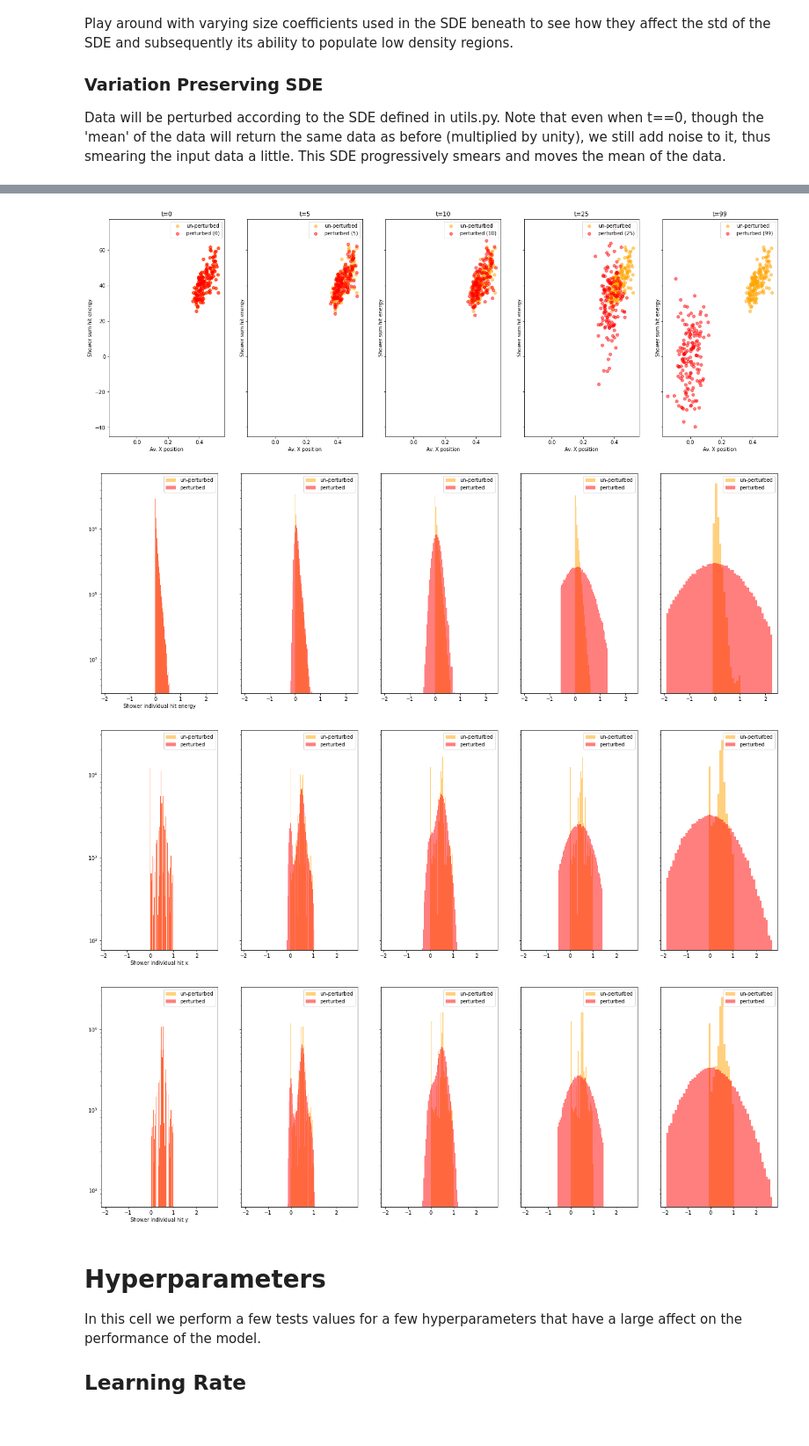
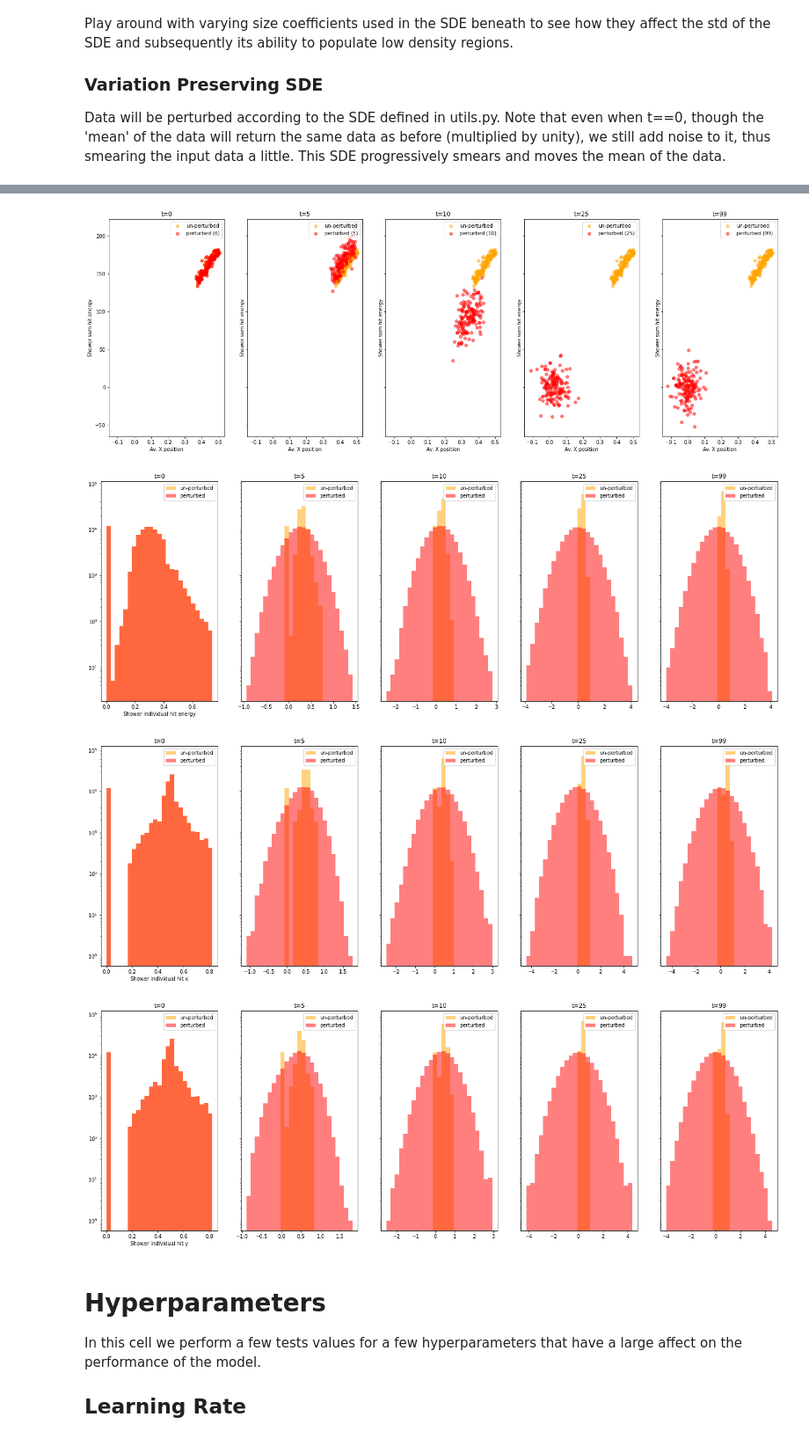
Before and after one commit to vincentchen566/tdsm_encoder, a Jupyter notebook: tdsm_encoder.ipynb, the cells around one changed output, grey strips where cells are left out. Shown at 88% size. Cells and saved outputs as stored; diff of their text form; code cells hidden in the pictures.

```diff
--- a/tdsm_encoder.ipynb
+++ b/tdsm_encoder.ipynb
@@ -33,10 +33,7 @@ os.system('nvidia-smi')
 padding_value = 0.0
 
 dataset = "dataset_2_padded_nentry"
-#preproc_dataset_name = 'ds2_sigmoids'
-preproc_dataset_name = 'ds2_trans_ine'
-#dataset = "dataset_1_photons_padded_nentry"
-#preproc_dataset_name = 'bespoke'
+preproc_dataset_name = 'ds2_diff_transforms'
 dataset_store_path = os.path.join("/eos/user/j/jthomasw/tdsm_encoder/datasets/", preproc_dataset_name)
 transform = None
 transform_y = None
@@ -47,8 +44,8 @@ workingdir = "./"
 ### SDE PARAMETERS ###
 SDE = 'VP'
 if SDE == 'VP':
-    beta_max = 1.0
-    beta_min = 0.001
+    beta_max = 20.0
+    beta_min = 0.01
 if SDE == 'VE':
     sigma_max = 20.0
     sigma_min = 0.1
@@ -81,8 +78,7 @@ print('Working directory: ', workingdir)
 # Input files
 files_list_ = []
 for filename in os.listdir(dataset_store_path):
-    if fnmatch.fnmatch(filename, dataset + '*1To141.pt'):
-    #if fnmatch.fnmatch(filename, dataset + '12*.pt'):
+    if fnmatch.fnmatch(filename, dataset + '*424To564.pt'):
         files_list_.append(os.path.join(dataset_store_path, filename))
 print(files_list_)
 
@@ -623,11 +619,12 @@ save_name = os.path.join(output_dir,'mean_hit_x_vs_sum_e.png')
 fig.savefig(save_name)
 
 distributions = [(('Shower individual hit energy') , (original_hite, p0_hite, p1_hite, p2_hite, p3_hite, p4_hite))]
-util.display.perturbation_1D(distributions, output_dir)
+titles = [title_1, title_2, title_3, title_4, title_5]
+util.display.perturbation_1D(distributions, titles, outdir=output_dir)
 
 distributions = [(('Shower individual hit x') , (original_hitx, p0_hitx, p1_hitx, p2_hitx, p3_hitx, p4_hitx))]
-util.display.perturbation_1D(distributions, output_dir)
+util.display.perturbation_1D(distributions, titles, outdir=output_dir)
 
 distributions = [(('Shower individual hit y') , (original_hity, p0_hity, p1_hity, p2_hity, p3_hity, p4_hity))]
-util.display.perturbation_1D(distributions, output_dir)
+util.display.perturbation_1D(distributions, titles, outdir=output_dir)
 # %% [output]
@@ -649,7 +646,7 @@ save_name: Showerindividualhity_perurbation_1D.png
-[figure, old version]
+[figure, new version]
-[figure, old version]
+[figure, new version]
-[figure, old version]
+[figure, new version]
-[figure, old version]
+[figure, new version]
 # %% [markdown]
 # Hyperparameters
 In this cell we perform a few tests values for a few hyperparameters that have a large affect on the performance of the model.
```
Also changed, not shown: parts of 7 cells of this notebook, 6 other files.
